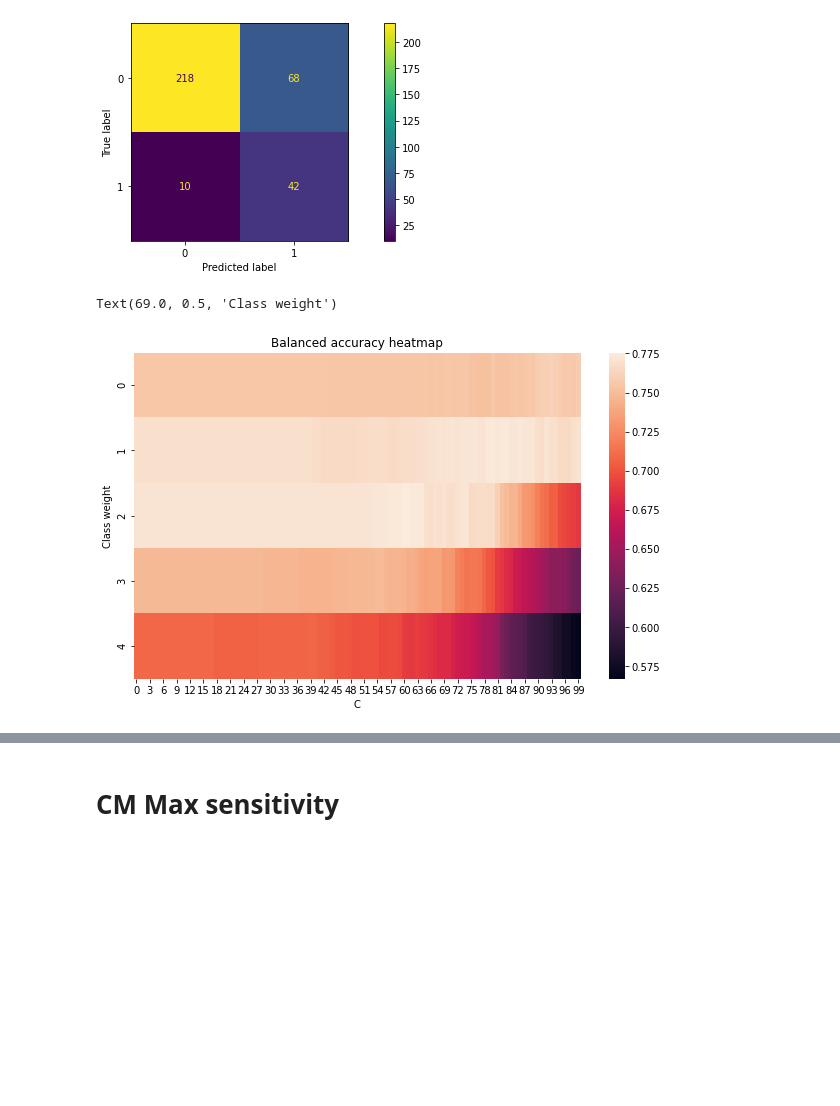
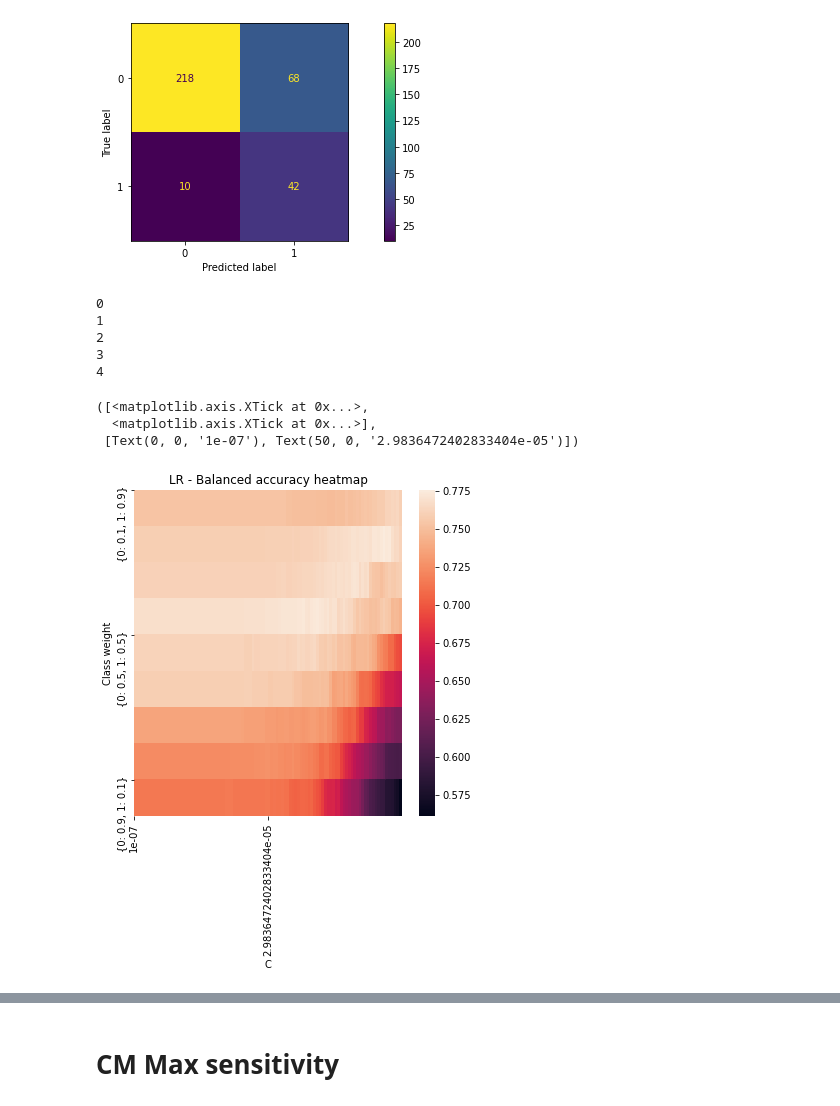
Before and after one commit to StephaneGcrd/CDI_case_2, a Jupyter notebook: LogisticV2.ipynb, the cells around one changed output, grey strips where cells are left out. Drawn from its saved outputs; the diff is of its cells as text; code cells hidden in the pictures; blank space fills up the shorter version.

```diff
--- a/LogisticV2.ipynb
+++ b/LogisticV2.ipynb
@@ -272,9 +273,9 @@ for idx, (train_ids,test_ids) in enumerate(inner_cv.split(X_sc)):
 # %%
 reg_param =np.logspace(-7,-2,100)
 inner_cv = KFold(n_splits=5, shuffle=True)
-c_w = [{0:0.1,1:0.9},{0:0.3,1:0.7},{0:0.5,1:0.5},{0:0.7,1:0.3},{0:0.9,1:0.1}]
+c_w = [{0:0.1,1:0.9},{0:0.2,1:0.8},{0:0.3,1:0.7},{0:0.4,1:0.6},{0:0.5,1:0.5},{0:0.6,1:0.4},{0:0.7,1:0.3},{0:0.8,1:0.2},{0:0.9,1:0.1}]
 
-auc_r = []
+acc_r = []
 sen_t = []
 spe_t = []
 b_a =[]
@@ -282,8 +283,8 @@ b_a =[]
 
 
 for idx, (train_ids,test_ids) in enumerate(inner_cv.split(X_pca)):
-
-    runauc_r = []
+    print(idx)
+    runacc_r = []
     runsen_t = []
     runspe_t = []
     runb_a =[]
@@ -292,7 +293,7 @@ for idx, (train_ids,test_ids) in enumerate(inner_cv.split(X_pca)):
     y_train_l, y_test_l = Y_dead[train_ids],Y_dead[test_ids]
 
     for reg_p in reg_param:
-        C_auc = []
+        C_acc = []
         C_sen = []
         C_spe = []
         C_b_a = []
@@ -306,32 +307,43 @@ for idx, (train_ids,test_ids) in enumerate(inner_cv.split(X_pca)):
             tn, fp, fn, tp = confusion_matrix(y_test_l,y_pred).ravel()
 
 
-            C_auc.append(auc)
+            C_acc.append(auc)
             C_sen.append(tp/(tp+fn))
             C_spe.append(tn/(tn+fp))
             C_b_a.append(balanced_accuracy_score(y_test_l,y_pred))
 
-        runauc_r.append(C_auc)
+        runacc_r.append(C_acc)
         runsen_t.append(C_sen)
         runspe_t.append(C_spe)
         runb_a.append(C_b_a)
 
-    auc_r.append(runauc_r)
+    acc_r.append(runacc_r)
     sen_t.append(runsen_t)
     spe_t.append(runspe_t)
     b_a.append(runb_a)
 
-auc_r = np.mean(auc_r, axis=0)
+acc_r = np.mean(acc_r, axis=0)
 sen_t = np.mean(sen_t, axis=0)
 spe_t = np.mean(spe_t, axis=0)
 b_a = np.mean(b_a, axis=0)
+# %% [output]
+0
+1
+2
+3
+4
 # %%
-plt.rcParams["figure.figsize"] = (10,6)
+plt.rcParams["figure.figsize"] = (6,6)
 sns.heatmap(b_a.T)
 
-plt.title("Balanced accuracy heatmap")
+plt.title("LR - Balanced accuracy heatmap")
 plt.xlabel("C")
 plt.ylabel("Class weight")
+
+plt.yticks([0,4,8],[c_w[0],c_w[4],c_w[8]])
+plt.xticks([0,50], [reg_param[0],reg_param[49]])
 # %% [output]
-Text(69.0, 0.5, 'Class weight')
+([<matplotlib.axis.XTick at 0x...>,
+  <matplotlib.axis.XTick at 0x...>],
+ [Text(0, 0, '1e-07'), Text(50, 0, '2.9836472402833404e-05')])
-[figure, old version]
+[figure, new version]
```
Also changed, not shown: parts of 40 cells of this notebook, 5 other files.
